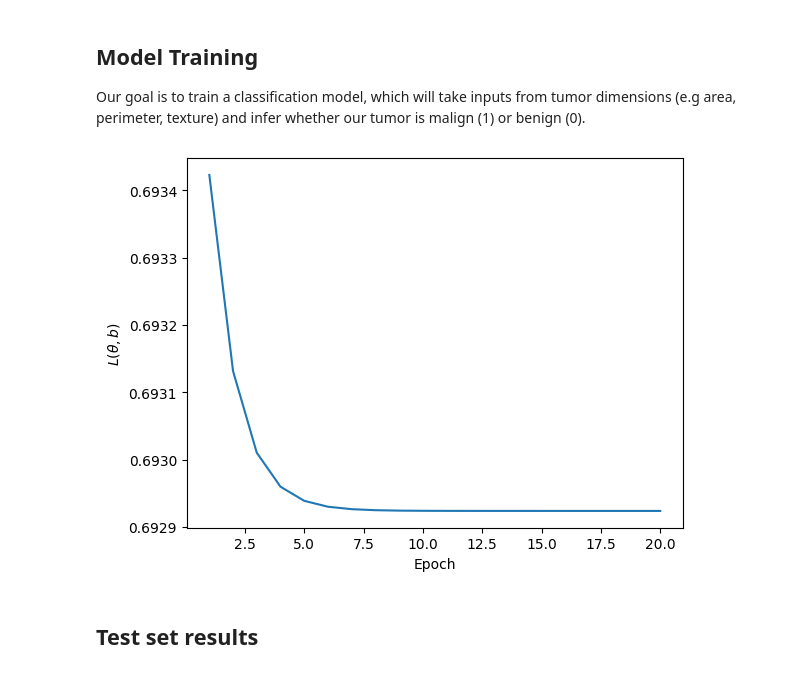
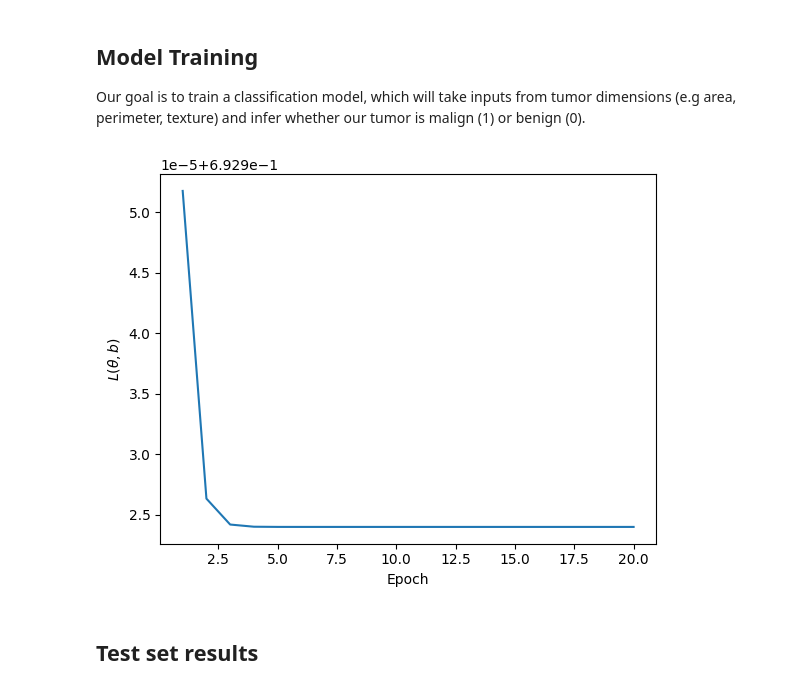
Before and after one commit to arnonhbcs/ML-algorithms-from-scratch, a Jupyter notebook: logistic_regression/examples/breast_cancer.ipynb, the cells around one changed output. Cells and saved outputs as stored; diff of their text form; code cells hidden in the pictures.

```diff
--- a/logistic_regression/examples/breast_cancer.ipynb
+++ b/logistic_regression/examples/breast_cancer.ipynb
@@ -52,32 +52,32 @@ Our goal is to train a classification model, which will take inputs from tumor d
 # %%
 
 from sklearn.preprocessing import MinMaxScaler
 from math import floor
 X = np.array([df['mean area'],
               df['mean perimeter']])
 
 size = floor(X.shape[1] / 2)
 y = np.array(df['target'])
 y = y.reshape((y.shape[0], 1))
 
 X_train = X[:, :size]
 X_test = X[:, size:]
 
 y_train = y[:size, 0]
 y_test = y[size:, 0]
 
 y_train = y_train.reshape((y_train.shape[0], 1))
 y_test = y_test.reshape((y_test.shape[0], 1))
 
 
 scaler = MinMaxScaler(feature_range=(0, 1))
 X_scaled = scaler.fit_transform(X_train)
 X_test_scaled = scaler.fit_transform(X_test)
 
-model = LogisticRegressor(regularization='l2')
+model = LogisticRegressor(regularization='None')
 model.fit(X_scaled, y_train, verbose=True)
 # %% [output]
-[figure, old version]
+[figure, new version]
 # %% [markdown]
 ## Test set results
 # %%
```
Also changed, not shown: 3 other files.
